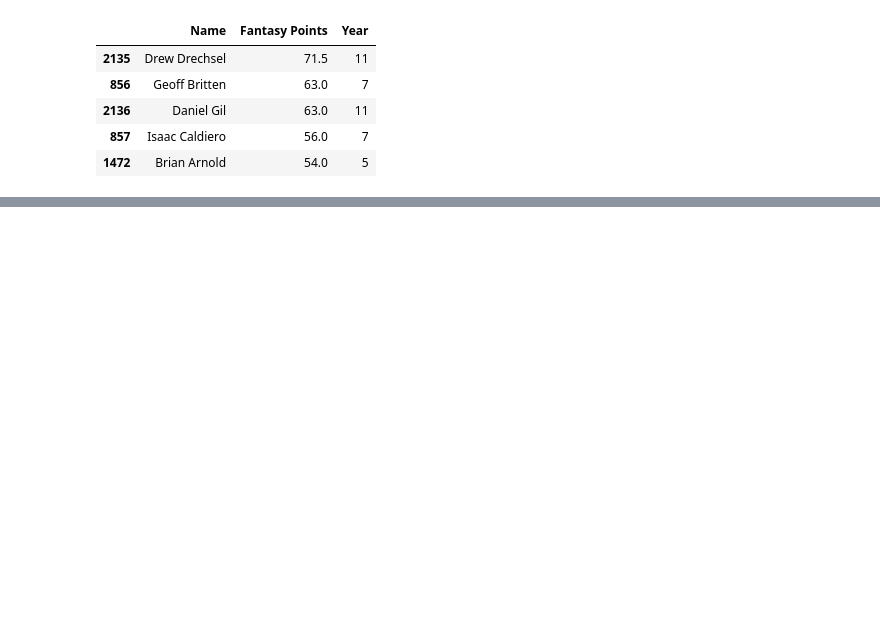
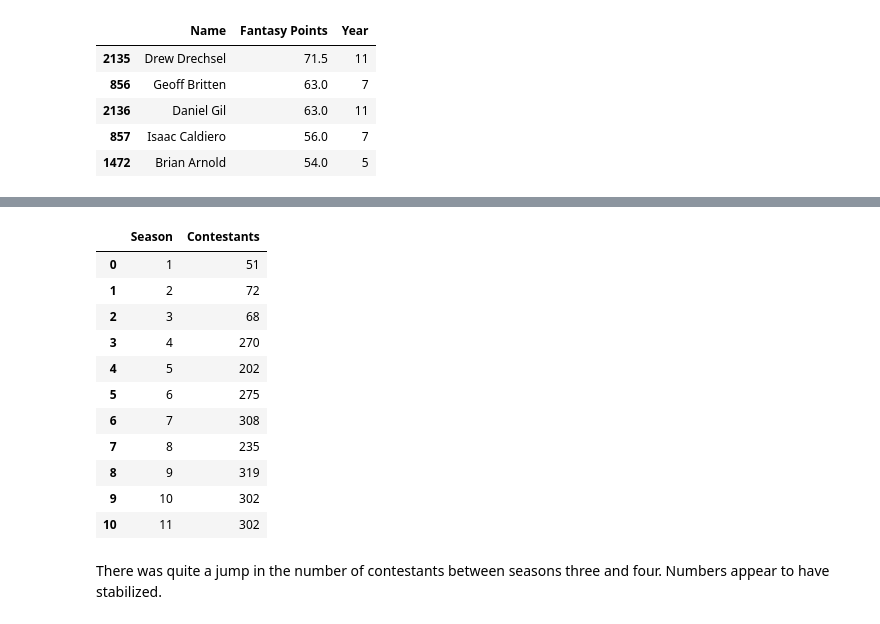
Before and after one commit to discdiver/ninja-warrior-analysis, a Jupyter notebook: analysis.ipynb, the cells around one changed output, grey strips where cells are left out. Cells and saved outputs as stored; diff of their text form; code cells hidden in the pictures; blank space fills up the shorter version.

```diff
--- a/analysis.ipynb
+++ b/analysis.ipynb
@@ -158,0 +210,18 @@ Has the average number of participants been increasing?
+# %%
+participants = df.groupby('Year')[['Name']].count().reset_index()
+participants['Year'] = participants['Year'].astype('string')
+participants.rename(columns={'Year': 'Season', 'Name':'Contestants'}, inplace=True)
+participants
+# %% [output]
+|  | Season | Contestants |
+| 0 | 1 | 51 |
+| 1 | 2 | 72 |
+| 2 | 3 | 68 |
+| 3 | 4 | 270 |
+| 4 | 5 | 202 |
+| 5 | 6 | 275 |
+| 6 | 7 | 308 |
+| 7 | 8 | 235 |
+| 8 | 9 | 319 |
+| 9 | 10 | 302 |
+| 10 | 11 | 302 |
@@ -158,0 +241,2 @@ Has the average number of participants been increasing?
+# %% [markdown]
+There was quite a jump in the number of contestants between seasons three and four. Numbers appear to have stabilized.
```
Also changed, not shown: parts of 29 cells of this notebook.
